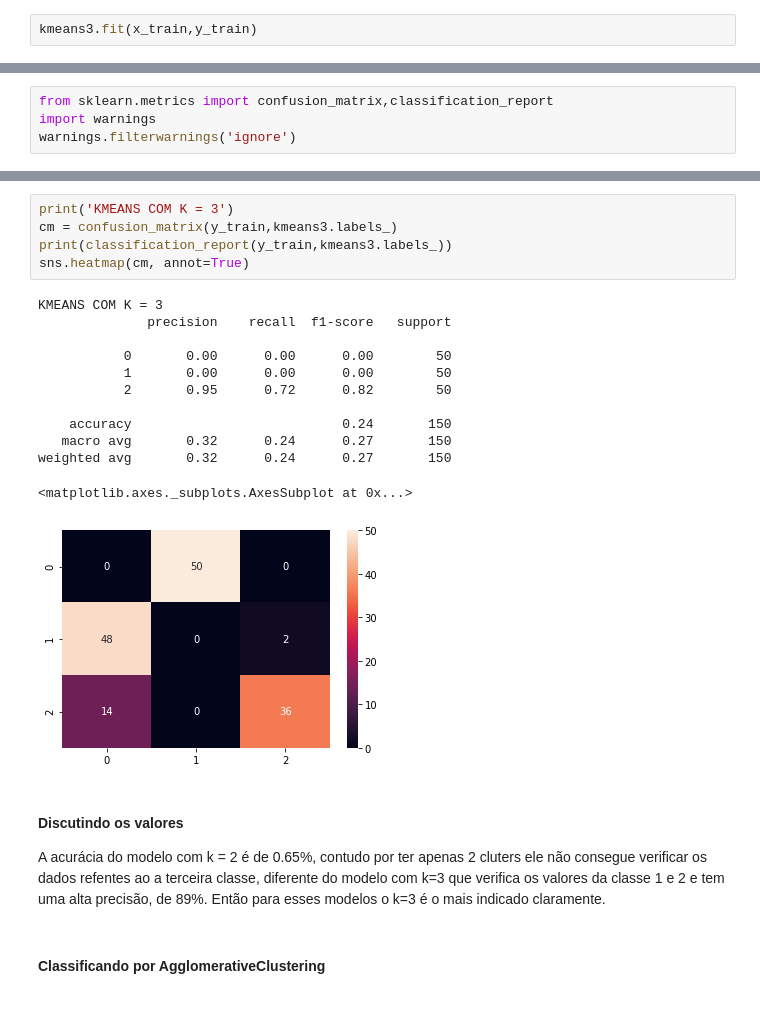
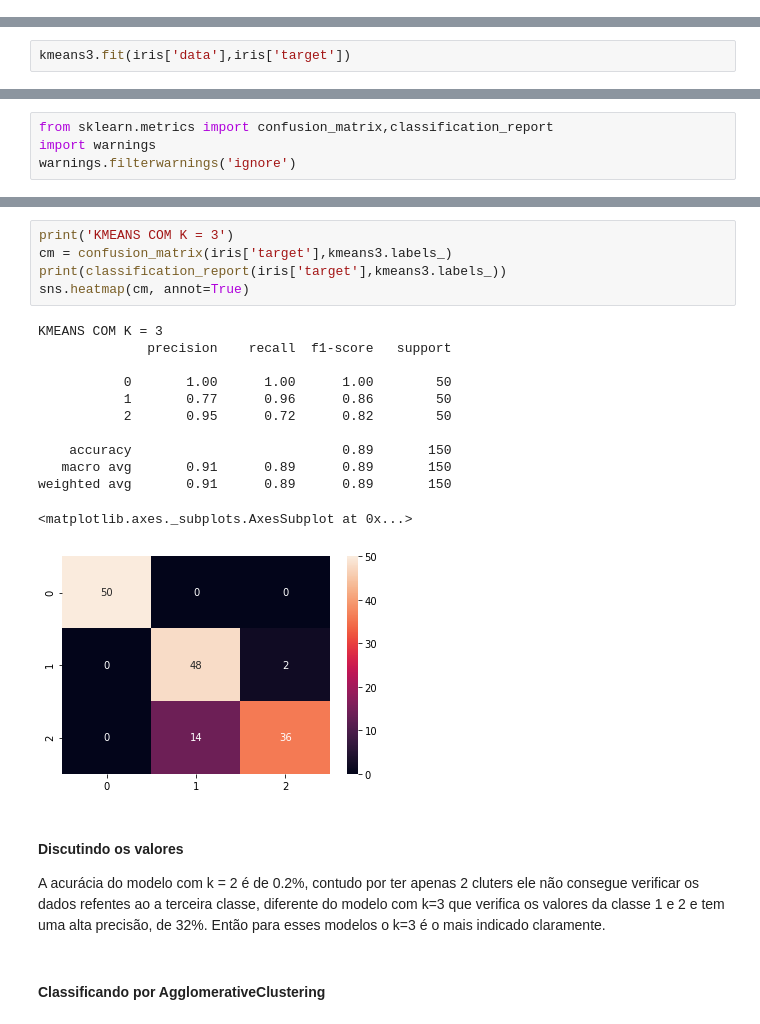
Before and after one commit to LulianoM/IrisDataAnalysis, a Jupyter notebook: Trabalho Íris - Gustavo.ipynb, the cells around one changed output, grey strips where cells are left out. Saved outputs shown, nothing was run; the diff lists cells and outputs as text.

```diff
--- a/Trabalho Íris - Gustavo.ipynb
+++ b/Trabalho Íris - Gustavo.ipynb
@@ -152,4 +159,2 @@ array([[6.30103093, 2.88659794, 4.95876289, 1.69587629],
 # %%
 kmeans3 = KMeans(n_clusters=3)
-# %%
-kmeans3.fit(x_train,y_train)
@@ -157,0 +161,2 @@ KMeans(n_clusters=3)
+# %%
+kmeans3.fit(iris['data'],iris['target'])
@@ -188,25 +195,25 @@ weighted avg       0.02      0.02      0.02       150
 # %%
 print('KMEANS COM K = 3')
-cm = confusion_matrix(y_train,kmeans3.labels_)
-print(classification_report(y_train,kmeans3.labels_))
+cm = confusion_matrix(iris['target'],kmeans3.labels_)
+print(classification_report(iris['target'],kmeans3.labels_))
 sns.heatmap(cm, annot=True)
 # %% [output]
 KMEANS COM K = 3
               precision    recall  f1-score   support
 
-           0       0.00      0.00      0.00        50
-           1       0.00      0.00      0.00        50
+           0       1.00      1.00      1.00        50
+           1       0.77      0.96      0.86        50
            2       0.95      0.72      0.82        50
 
-    accuracy                           0.24       150
-   macro avg       0.32      0.24      0.27       150
-weighted avg       0.32      0.24      0.27       150
+    accuracy                           0.89       150
+   macro avg       0.91      0.89      0.89       150
+weighted avg       0.91      0.89      0.89       150
 <matplotlib.axes._subplots.AxesSubplot at 0x...>
-[figure, old version]
+[figure, new version]
 # %% [markdown]
 #### Discutindo os valores
 
-A acurácia do modelo com k = 2 é de 0.65%, contudo por ter apenas 2 cluters ele não consegue verificar os dados refentes ao a terceira classe, diferente do modelo com k=3 que verifica os valores da classe 1 e 2 e tem uma alta precisão, de 89%. Então para esses modelos o k=3 é o mais indicado claramente.
+A acurácia do modelo com k = 2 é de 0.2%, contudo por ter apenas 2 cluters ele não consegue verificar os dados refentes ao a terceira classe, diferente do modelo com k=3 que verifica os valores da classe 1 e 2 e tem uma alta precisão, de 32%. Então para esses modelos o k=3 é o mais indicado claramente.
 # %% [markdown]
 #### Classificando por AgglomerativeClustering
 # %%
```
Also changed, not shown: parts of 19 cells of this notebook.
